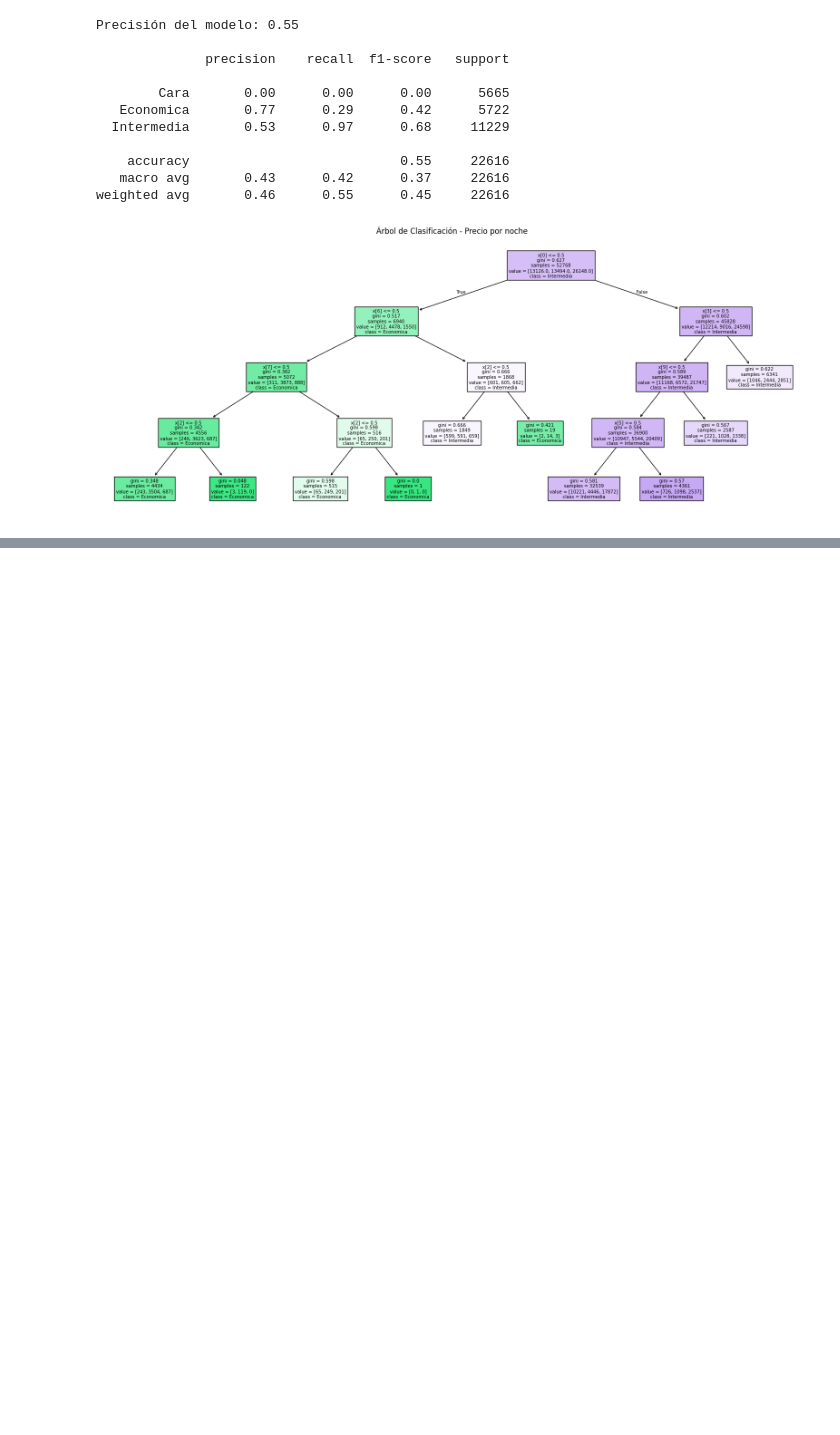
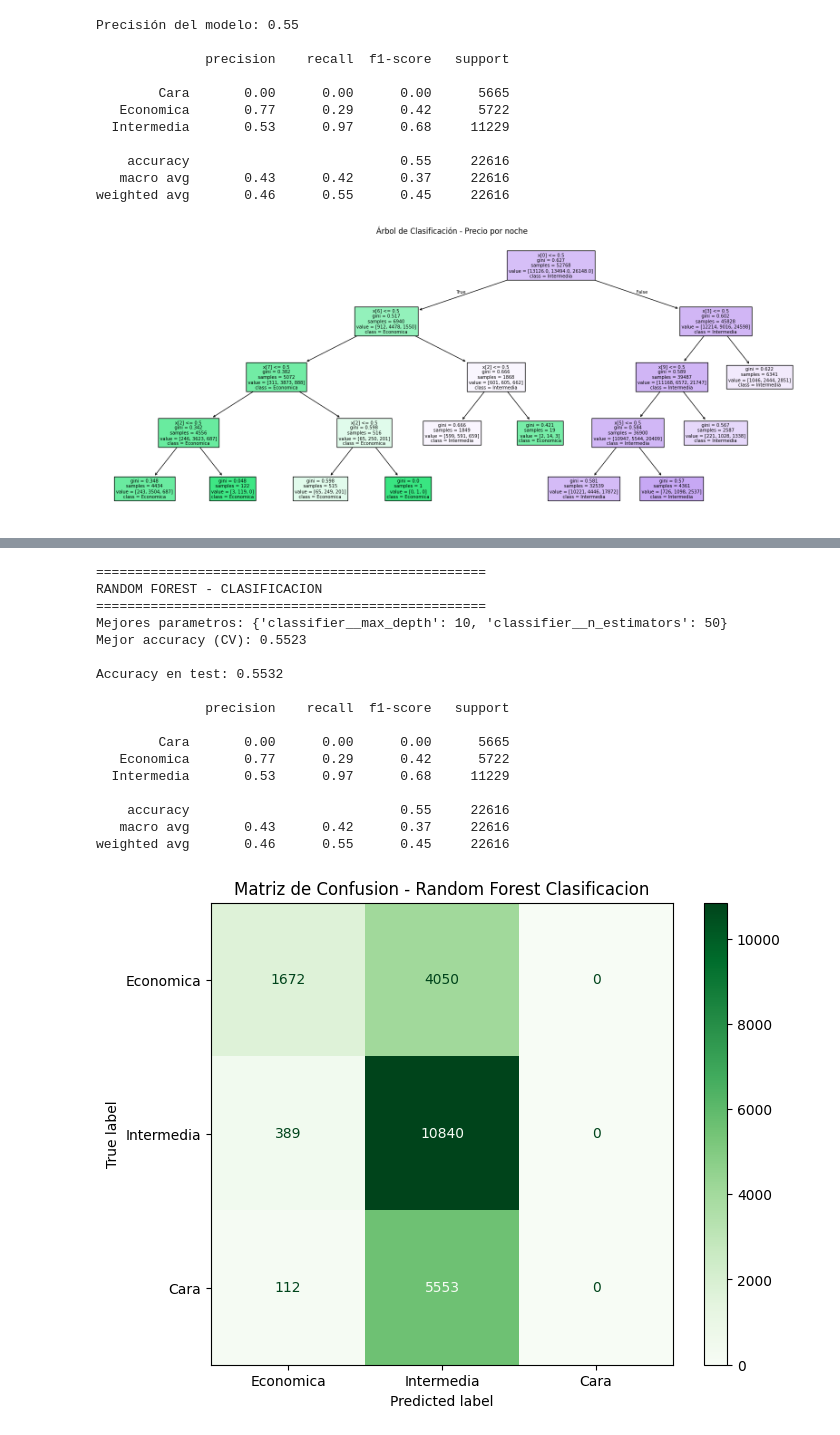
Before and after one commit to Hugo2049/laboratorio-4-mineria, a Jupyter notebook: lab4.ipynb, the cells around one changed output, grey strips where cells are left out. Saved outputs shown, nothing was run; the diff lists cells and outputs as text; code cells hidden in the pictures; blank space fills up the shorter version.

```diff
--- a/lab4.ipynb
+++ b/lab4.ipynb
@@ -754,0 +965,51 @@ plt.show()
+# %%
+# --- RANDOM FOREST PARA CLASIFICACION ---
+print('=' * 50)
+print('RANDOM FOREST - CLASIFICACION')
+print('=' * 50)
+
+pipeline_rf_clf = Pipeline([
+    ('preprocessor', preprocessor_clf),
+    ('classifier', RandomForestClassifier(random_state=42))
+])
+
+param_grid_rf_clf = [{'classifier__max_depth': [5, 10, 15, 20, None],
+                      'classifier__n_estimators': [50, 100, 200]}]
+
+grid_rf_clf = GridSearchCV(pipeline_rf_clf, param_grid=param_grid_rf_clf,
+                            cv=5, scoring='accuracy', return_train_score=True, n_jobs=-1)
+grid_rf_clf.fit(X_train_clf, y_train_clf)
+
+print(f'Mejores parametros: {grid_rf_clf.best_params_}')
+print(f'Mejor accuracy (CV): {grid_rf_clf.best_score_:.4f}')
+
+y_pred_rf_clf = grid_rf_clf.predict(X_test_clf)
+accuracy_rf_clf = accuracy_score(y_test_clf, y_pred_rf_clf)
+print(f'\nAccuracy en test: {accuracy_rf_clf:.4f}')
+print()
+print(classification_report(y_test_clf, y_pred_rf_clf))
+
+cm_rf = confusion_matrix(y_test_clf, y_pred_rf_clf, labels=['Economica', 'Intermedia', 'Cara'])
+fig, ax = plt.subplots(figsize=(8, 6))
+ConfusionMatrixDisplay(confusion_matrix=cm_rf, display_labels=['Economica', 'Intermedia', 'Cara']).plot(ax=ax, cmap='Greens', values_format='d')
+plt.title('Matriz de Confusion - Random Forest Clasificacion')
+plt.show()
+# %% [output]
+==================================================
+RANDOM FOREST - CLASIFICACION
+==================================================
+Mejores parametros: {'classifier__max_depth': 10, 'classifier__n_estimators': 50}
+Mejor accuracy (CV): 0.5523
+
+Accuracy en test: 0.5532
+
+              precision    recall  f1-score   support
+
+        Cara       0.00      0.00      0.00      5665
+   Economica       0.77      0.29      0.42      5722
+  Intermedia       0.53      0.97      0.68     11229
+
+    accuracy                           0.55     22616
+   macro avg       0.43      0.42      0.37     22616
+weighted avg       0.46      0.55      0.45     22616
+[figure, added]
```
Also changed, not shown: parts of 21 cells of this notebook.
